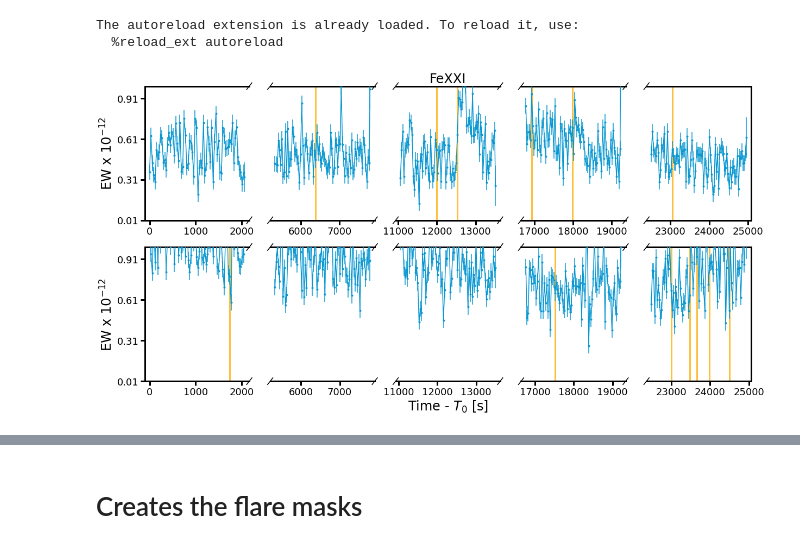
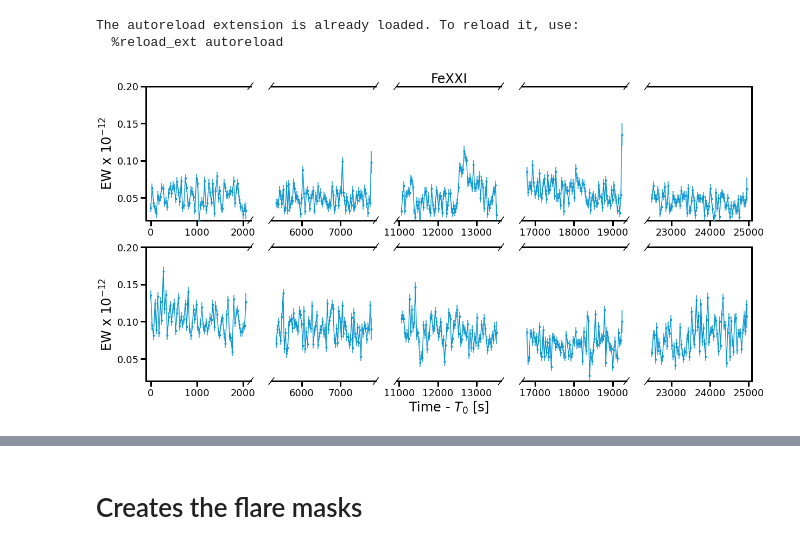
Before and after one commit to afeinstein20/cos_flares, a Jupyter notebook: notebooks/flare_analysis.ipynb, the cells around one changed output, grey strips where cells are left out. Cells and saved outputs as stored; diff of their text form; code cells hidden in the pictures.

```diff
--- a/notebooks/flare_analysis.ipynb
+++ b/notebooks/flare_analysis.ipynb
@@ -11,7 +11,7 @@ from scipy.signal import find_peaks
 import matplotlib.gridspec as gridspec
 from scipy.interpolate import interp1d
 
-COLOR = 'w'
+COLOR = 'k'
 plt.rcParams['font.size'] = 20
 plt.rcParams['text.color'] = COLOR
 plt.rcParams['axes.labelcolor'] = COLOR
@@ -35,8 +35,8 @@ plt.rcParams['text.color'] = COLOR
 plt.rcParams['xtick.color'] = COLOR
 plt.rcParams['ytick.color'] = COLOR
 plt.rcParams['axes.labelcolor'] = COLOR
-plt.rcParams['axes.spines.top'] = False
-plt.rcParams['axes.spines.right'] = False
+plt.rcParams['axes.spines.top'] = True
+plt.rcParams['axes.spines.right'] = True
 plt.rcParams['axes.labelcolor'] = COLOR
 plt.rcParams['axes.edgecolor'] = COLOR
 plt.rcParams['figure.facecolor'] = 'none'
@@ -100,43 +100,37 @@ visit2_time = np.append(t30,t20)-t20[0]
 iron = [i for i in fwc.width_table.colnames if 'Fe' in i]
 
 fig, axes = make_tworow()
 
 
 for i in range(len(axes)):
     q = fwc.orbit == i
 
     if i < 5:
         t = fwc.time.value + 0.0
     else:
         t = visit2_time + 0.0
 
 
     axes[i].errorbar(t[q],
-                     fwc.width_table[iron[1]].data[q],
-                     yerr=fwc.error_table[iron[1]].data[q]/10,
+                     fwc.width_table[iron[1]].data[q]/10e-12,
+                     yerr=fwc.error_table[iron[1]].data[q]/10/10e-12,
                      marker='.',  color=parula[80], zorder=3)
 
     inds = np.where(np.array(flare_mask[1])==i)[0]
 
-    if len(inds)>0:
-        for n in inds:
-            argmax = np.argmax(fwc.width_table['SiIII'][flare_mask[2][n]>0])
-            axes[i].vlines(t[flare_mask[2][n]>0][argmax],
-                           0, 1, color=parula[215], lw=3, zorder=1)#, linestyle='--')
-
     if i == 2:
         axes[i].set_title(iron[1], fontsize=24)
 
-    #axes[i].set_ylim(0.9e-12,1e-14)
-    axes[i].set_ylim(1e-14,1e-12)
+    axes[i].set_ylim(0.02,0.2)
+    #axes[i].set_ylim(1e-14,1e-12)
 
     if i == 0 or i == 5:
         axes[i].set_ylabel('EW x 10$^{-12}$', fontsize=24)
-        axes[i].set_yticks(np.arange(1e-14,1e-12, 3e-13))
-        axes[i].set_yticklabels(np.arange(1e-14,1e-12, 3e-13)/1e-12)
+        #axes[i].set_yticks(np.arange(1e-14,1e-12, 3e-13))
+        #axes[i].set_yticklabels(np.arange(1e-14,1e-12, 3e-13)/1e-12)
     if i == 7:
         axes[i].set_xlabel('Time - $T_0$ [s]', fontsize=24)
 #plt.savefig('/Users/arcticfox/Documents/AUMic/figures/FeXXI.png', dpi=250,
 #            rasterize=True, bbox_inches='tight')
 # %% [output]
-[figure, old version]
+[figure, new version]
```
Also changed, not shown: parts of 24 cells of this notebook, 3 other files.
